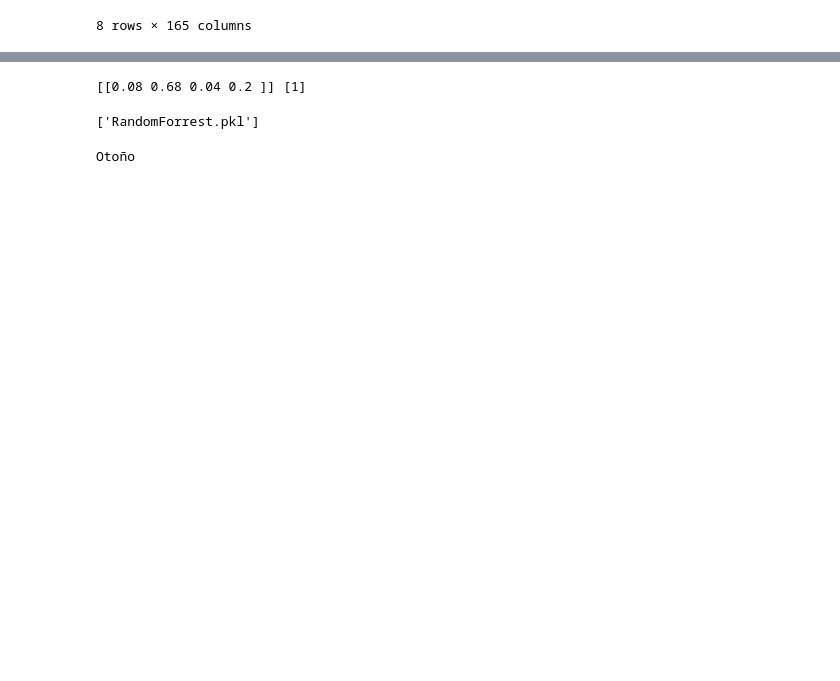
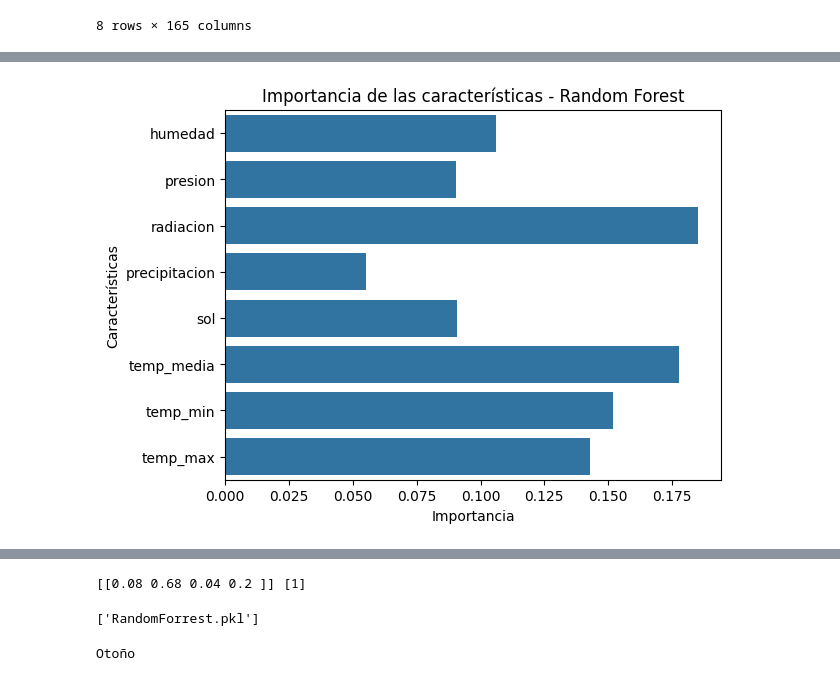
Before and after one commit to oriolaguirre/MachineLearningProject, a Jupyter notebook: Notebooks/Weather.ipynb, the cells around one changed output, grey strips where cells are left out. Drawn from its saved outputs; the diff is of its cells as text; code cells hidden in the pictures; blank space fills up the shorter version.

```diff
--- a/Notebooks/Weather.ipynb
+++ b/Notebooks/Weather.ipynb
@@ -167,0 +191,17 @@ Accuracy: 0.8030
+# %%
+import seaborn as sns
+import matplotlib.pyplot as plt
+
+importances = rnd_clf.feature_importances_
+features = ['humedad', 'presion', 'radiacion', 'precipitacion', 'sol',
+            'temp_media', 'temp_min', 'temp_max']
+
+
+# Asegúrate de que la longitud coincida
+sns.barplot(x=importances, y=features)
+plt.title("Importancia de las características - Random Forest")
+plt.xlabel("Importancia")
+plt.ylabel("Características")
+plt.show()
+# %% [output]
+[figure, added]
```
Also changed, not shown: parts of 11 cells of this notebook, 14 other files.
